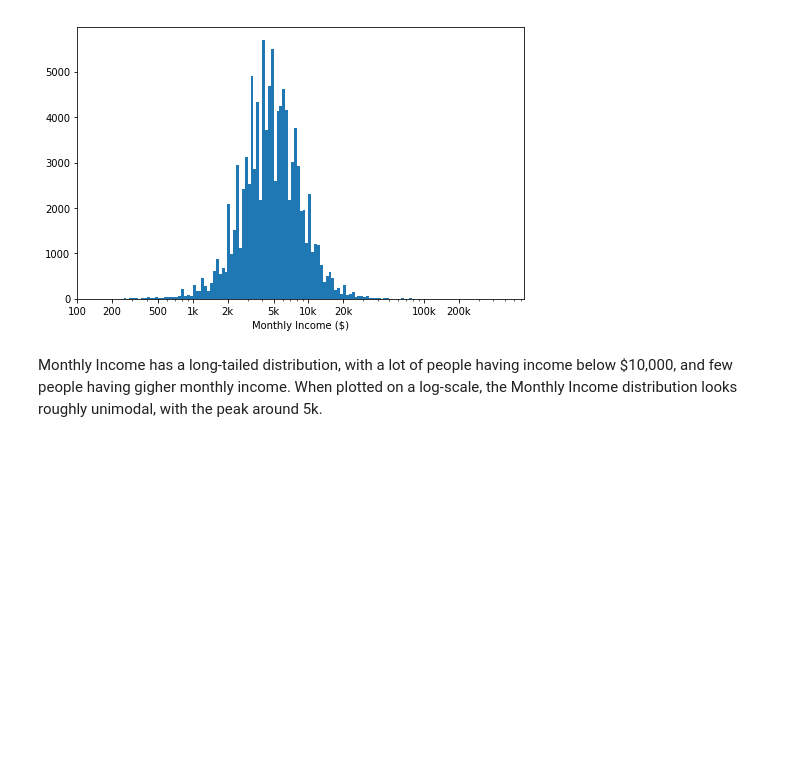
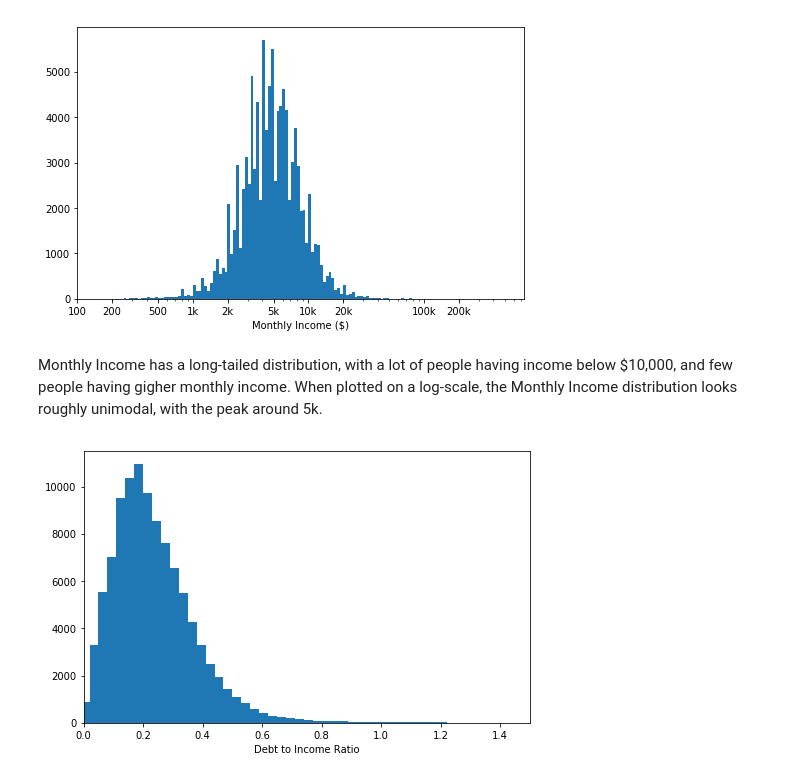
Before and after one commit to Kirthi-Raman/LoanDatasetAnalysis, a Jupyter notebook: exploration_template.ipynb, the cells around one changed output. Saved outputs shown, nothing was run; the diff lists cells and outputs as text; code cells hidden in the pictures; blank space fills up the shorter version.

```diff
--- a/exploration_template.ipynb
+++ b/exploration_template.ipynb
@@ -384,3 +384,15 @@ plt.show()
 [figure]
 # %% [markdown]
 Monthly Income has a long-tailed distribution, with a lot of people having income below $10,000, and few people having gigher monthly income. When plotted on a log-scale, the Monthly Income distribution looks roughly unimodal, with the peak around 5k.
+# %%
+# Distribution plot of DebtToIncomeRatio
+binsize = .03
+bins = np.arange(-1, loandf['DebtToIncomeRatio'].max()+binsize, binsize)
+
+plt.figure(figsize=[8, 5])
+plt.hist(data = loandf, x = 'DebtToIncomeRatio', bins = bins)
+plt.xlabel('Debt to Income Ratio')
+plt.xlim((0,1.5))
+plt.show()
+# %% [output]
+[figure, added]
```
Also changed, not shown: parts of 17 cells of this notebook.
